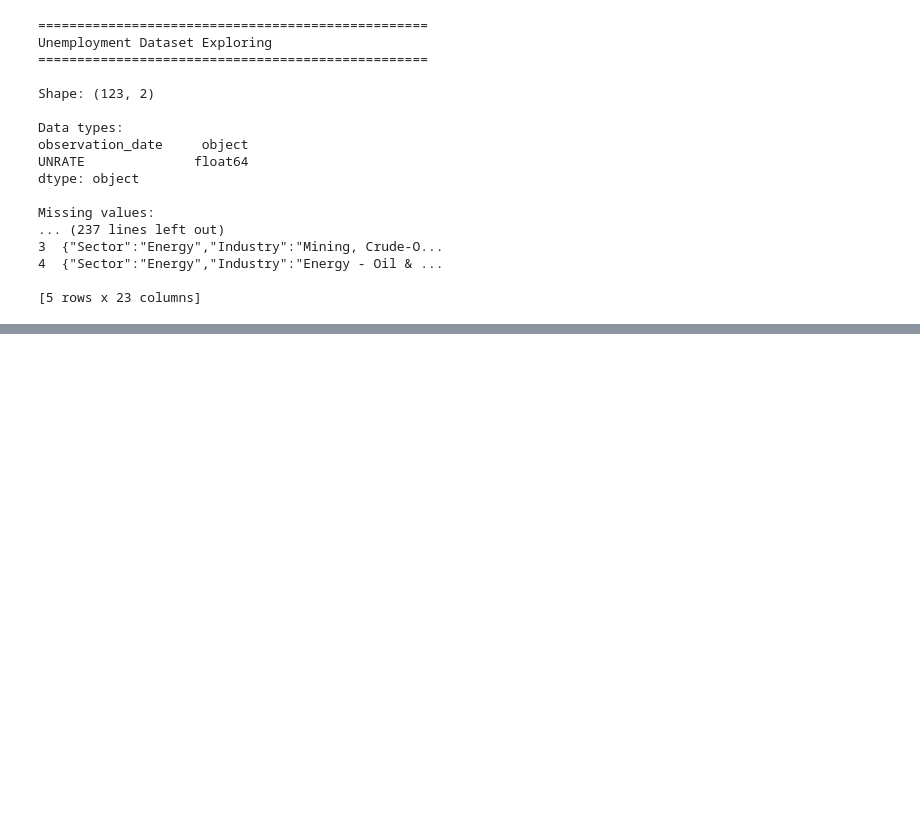
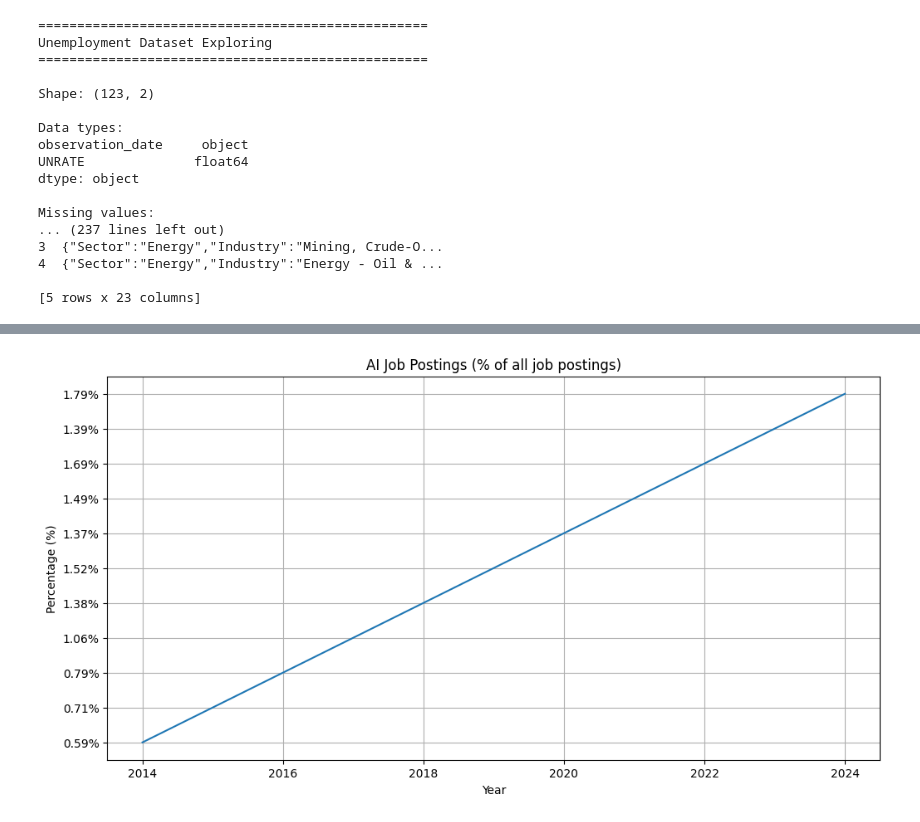
Before and after one commit to ABigJuicyBurger/Brainstation-Data-Science, a Jupyter notebook: AI-to-UE.ipynb, the cells around one changed output, grey strips where cells are left out. Saved outputs shown, nothing was run; the diff lists cells and outputs as text; code cells hidden in the pictures; blank space fills up the shorter version.

```diff
--- a/AI-to-UE.ipynb
+++ b/AI-to-UE.ipynb
@@ -91,0 +108,16 @@ plt.show()
+# %%
+#AI Job Postings
+us_jobs = ai_postings[ai_postings["Geographic area"] == 'United States']
+plt.figure(figsize=(12,6))
+plt.plot(us_jobs['Year'], us_jobs['AI job postings (% of all job postings)'])
+
+plt.title("AI Job Postings (% of all job postings)")
+
+plt.xlabel("Year")
+plt.ylabel("Percentage (%)")
+
+plt.grid(True)
+
+plt.show()
+# %% [output]
+[figure, added]
```
Also changed, not shown: parts of 3 cells of this notebook.
